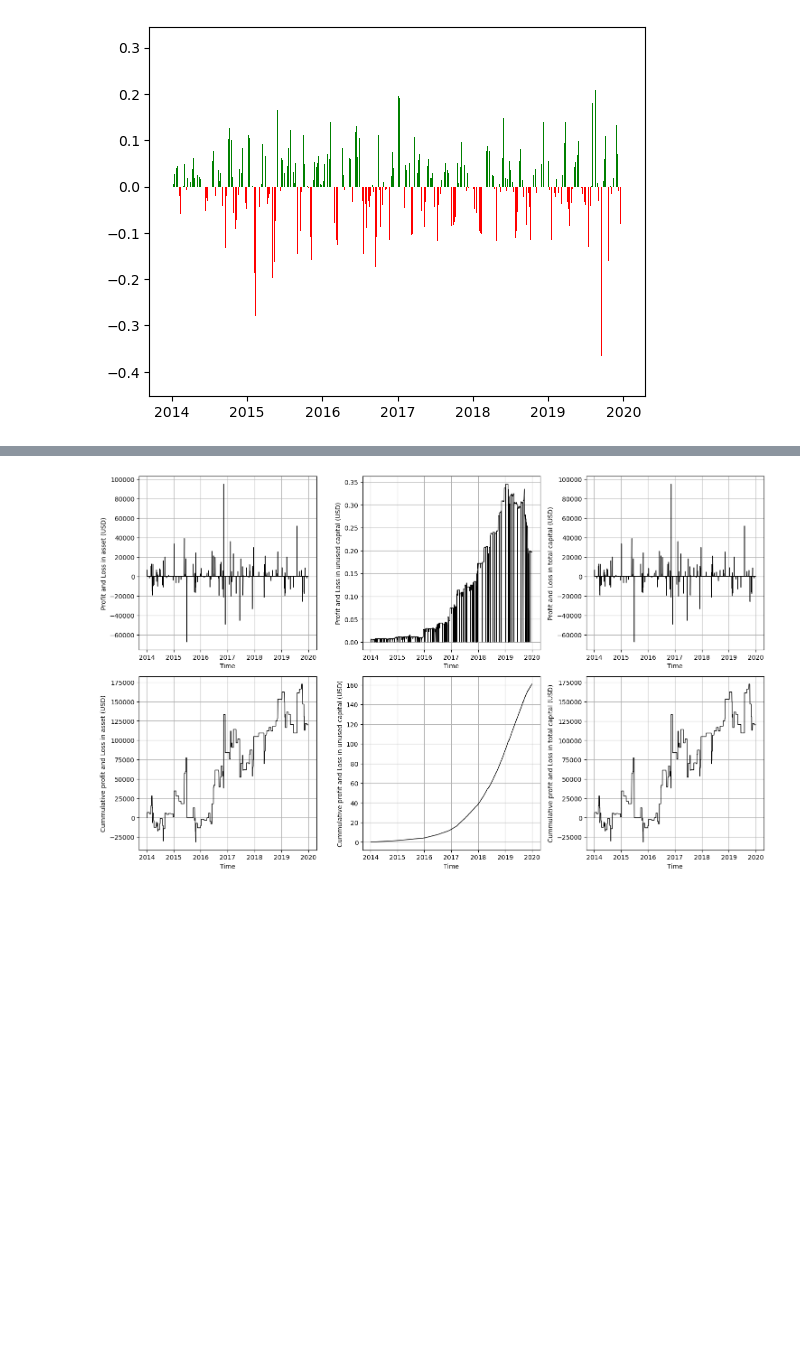
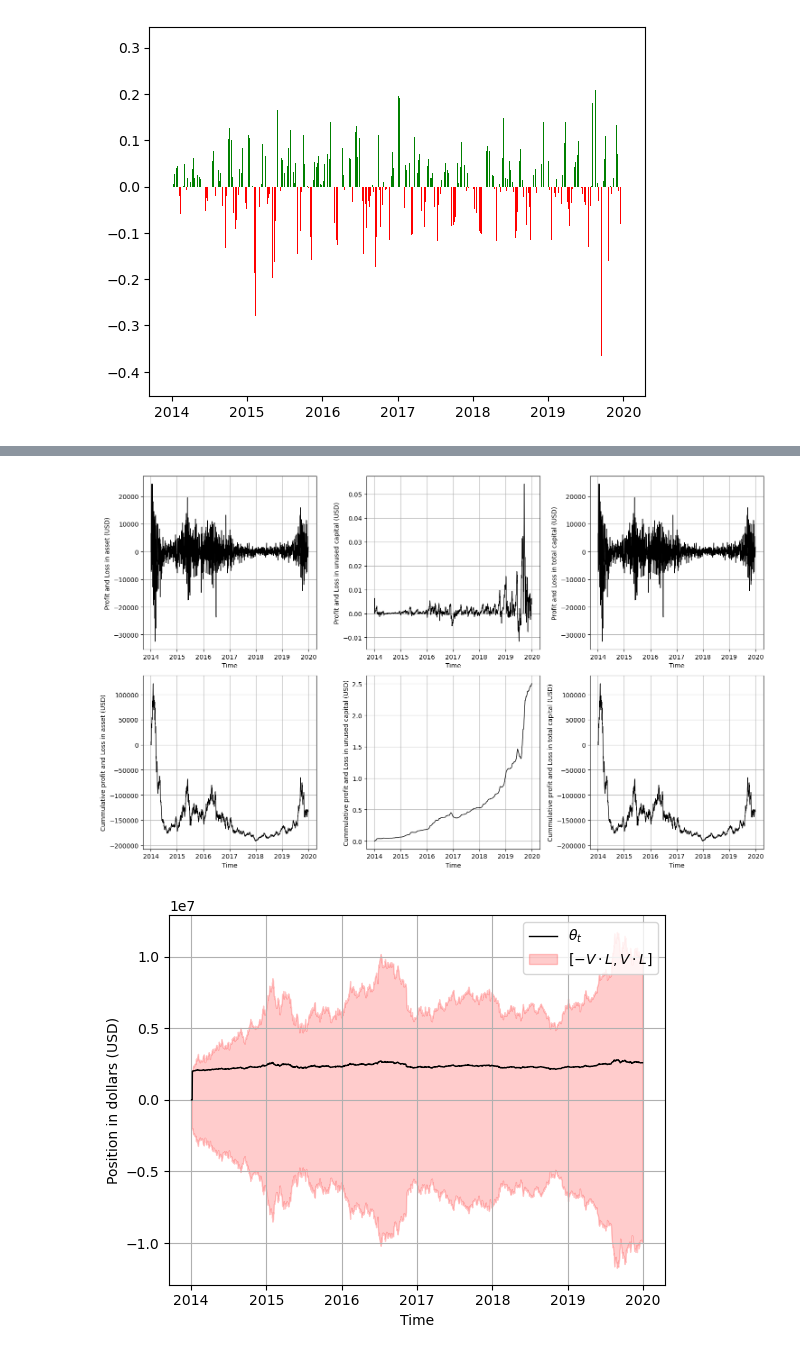
Before and after one commit to MC-Kangan/Algo_Trading_ETF_Trading_Strategy, a Jupyter notebook: MACD_strategy.ipynb, the cells around one changed output, grey strips where cells are left out. Drawn from its saved outputs; the diff is of its cells as text; code cells hidden in the pictures; blank space fills up the shorter version.

```diff
--- a/MACD_strategy.ipynb
+++ b/MACD_strategy.ipynb
@@ -166,4 +318,17 @@ plot_position(df['Date'], result['theta'], result['Vtot'], leverage=LEVERAGE)
 # %%
-plot_PnL(df['Date'][1:], result['V'], result['Vcap'], result['Vtot'])
+plot_PnL(df['Date'], result['dV'], result['dVcap'], result['dVtot'])
 # %% [output]
-[figure, old version]
+[figure, new version]
+# %%
+buy_and_hold_signal = np.zeros(len(df))
+buy_and_hold_signal[1] = 1
+
+result = compute_position_value(df = df,
+                           signal = buy_and_hold_signal,
+                           initial_capital = INITIAL_CAP,
+                           max_leverage = LEVERAGE,
+                           reduced_leverage_shorting = False,
+                           hold_at_signal_0 = True)
+plot_position(df['Date'], result['theta'], result['Vtot'], leverage=LEVERAGE)
+# %% [output]
+[figure, added]
```
Also changed, not shown: parts of 7 cells of this notebook, 3 other files.
